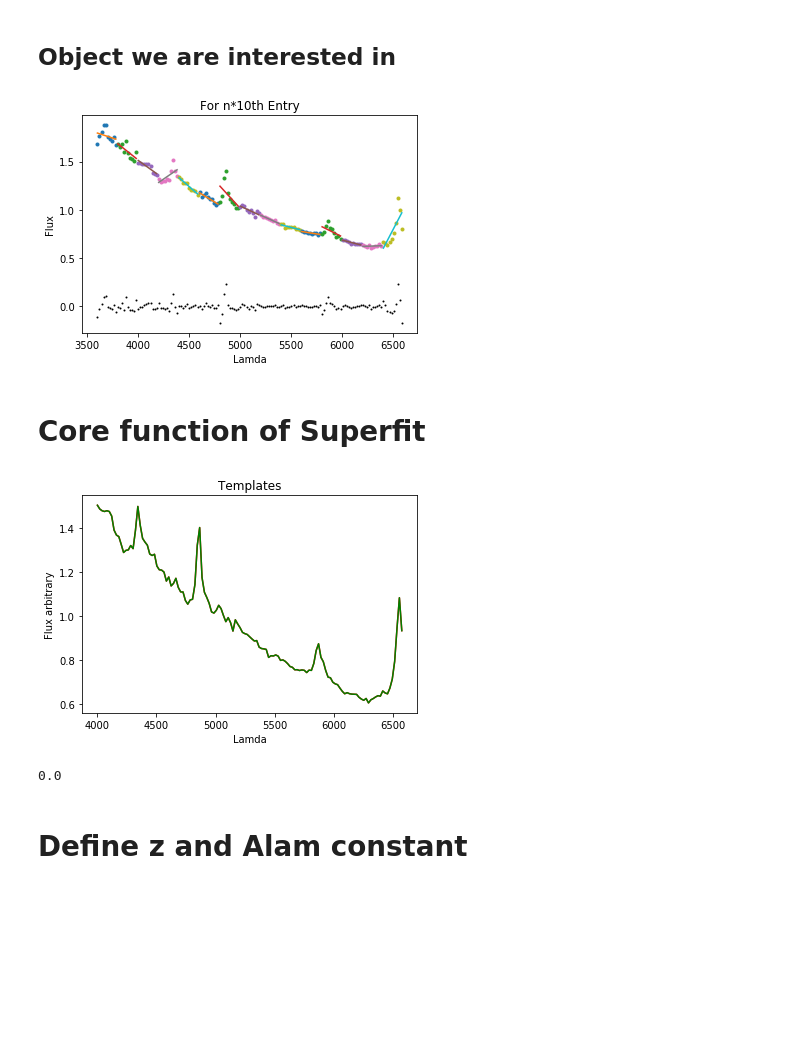
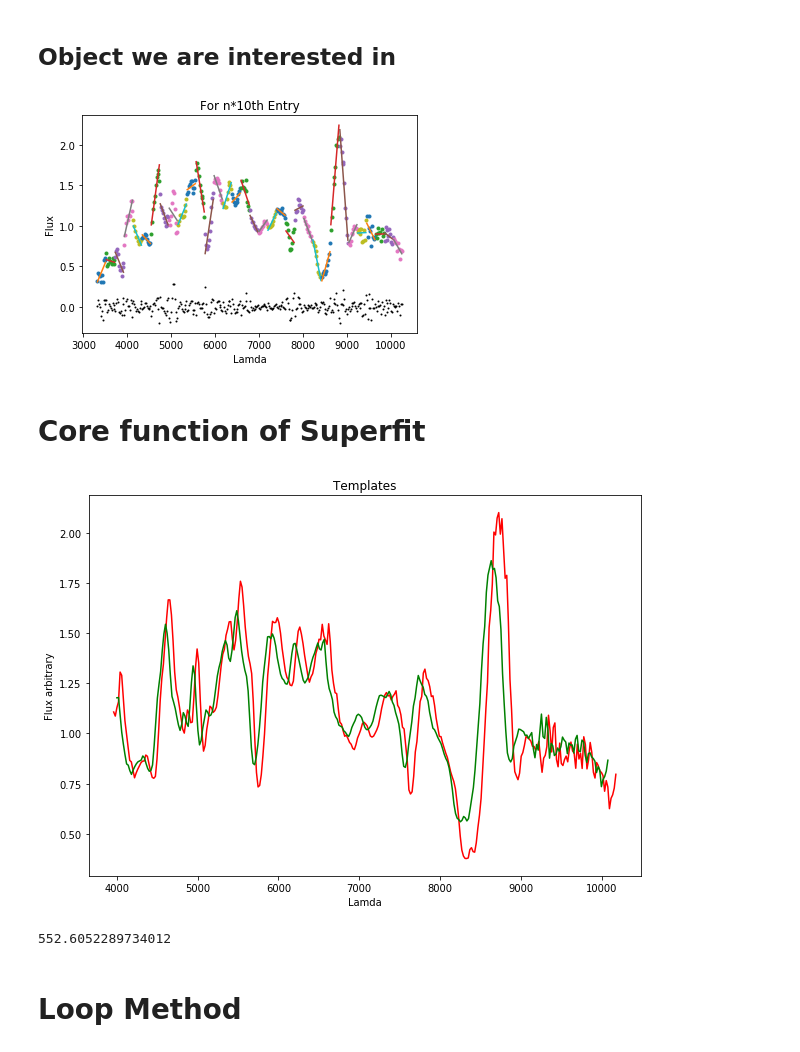
Before and after one commit to oyaron/NGSF, a Jupyter notebook: SuperFit_new_version.ipynb, the cells around one changed output. Saved outputs shown, nothing was run; the diff lists cells and outputs as text; code cells hidden in the pictures; blank space fills up the shorter version.

```diff
--- a/SuperFit_new_version.ipynb
+++ b/SuperFit_new_version.ipynb
@@ -119,16 +119,16 @@ def select_templates(DATABASE, TYPES):
     return np.array(database_trunc)
 # %%
 
-templates_sn_trunc = select_templates(templates_sn, ['/Ib/', '/II/'])
+templates_sn_trunc = select_templates(templates_sn, ['/Ic/'])
 
 
-templates_gal_trunc = select_templates(templates_gal, ['/SB4'])
+templates_gal_trunc = select_templates(templates_gal,['/E','/S0','/Sa','/Sb','/SB1','/SB2','/SB3','/SB4','/SB5','/SB6','/Sc'])
 # %% [markdown]
 ## Lambda and Resolution
 # %%
 
 resolution = 20 #Angstrom
-upper      = 7000
+upper      = 10500
 lower      = 4000
 interval   = (upper - lower)/resolution
 
@@ -140,9 +140,9 @@ lam        =     np.linspace(lower, upper, interval)
 # %%
 # Object I'm interested in
 
-object_name = 'sn1987B.p07.dat'
+object_name = 'sn1997ei.u11.Ic.z0.02.dat'
 
-object_spec =  np.loadtxt("/home/sam/Dropbox/superfit/binnings/20A/sne/II/sn1987B.p07.dat")
+object_spec =  np.loadtxt("/home/sam/Dropbox/superfit/rebinned/combined/sn1997ei.u11.Ic.z0.02.dat")
 
 objecto = interpolate.interp1d(object_spec[:,0], object_spec[:,1],   bounds_error=False, fill_value='nan')
 
@@ -156,7 +156,7 @@ object_err_interp =  interpolate.interp1d(error[:,0],  error[:,1],  bounds_error
 
 sigma             =  object_err_interp(lam)
 # %% [output]
-[figure, old version]
+[figure, new version]
 # %% [markdown]
 # Core function of Superfit
 # %%
@@ -309,6 +309,7 @@ def core(z,extcon):
 
 
      """
+    plt.figure(figsize=(7*np.sqrt(2), 7))
 
     plt.plot(lam/(z+1), objecto,'r')
     plt.plot(lam, host_nova,'g')
@@ -328,9 +329,7 @@ def core(z,extcon):
 
     return output
 # %%
-core(0,0)
+core(0.01,0)
 # %% [output]
-[figure, old version]
+[figure, new version]
-0.0
+552.6052289734012
-# %% [markdown]
-# Define z and Alam constant
@@ -337 +503,3 @@ core(0,0)
+# %% [markdown]
+# Loop Method
 # %%
```
Also changed, not shown: parts of 18 cells of this notebook.
